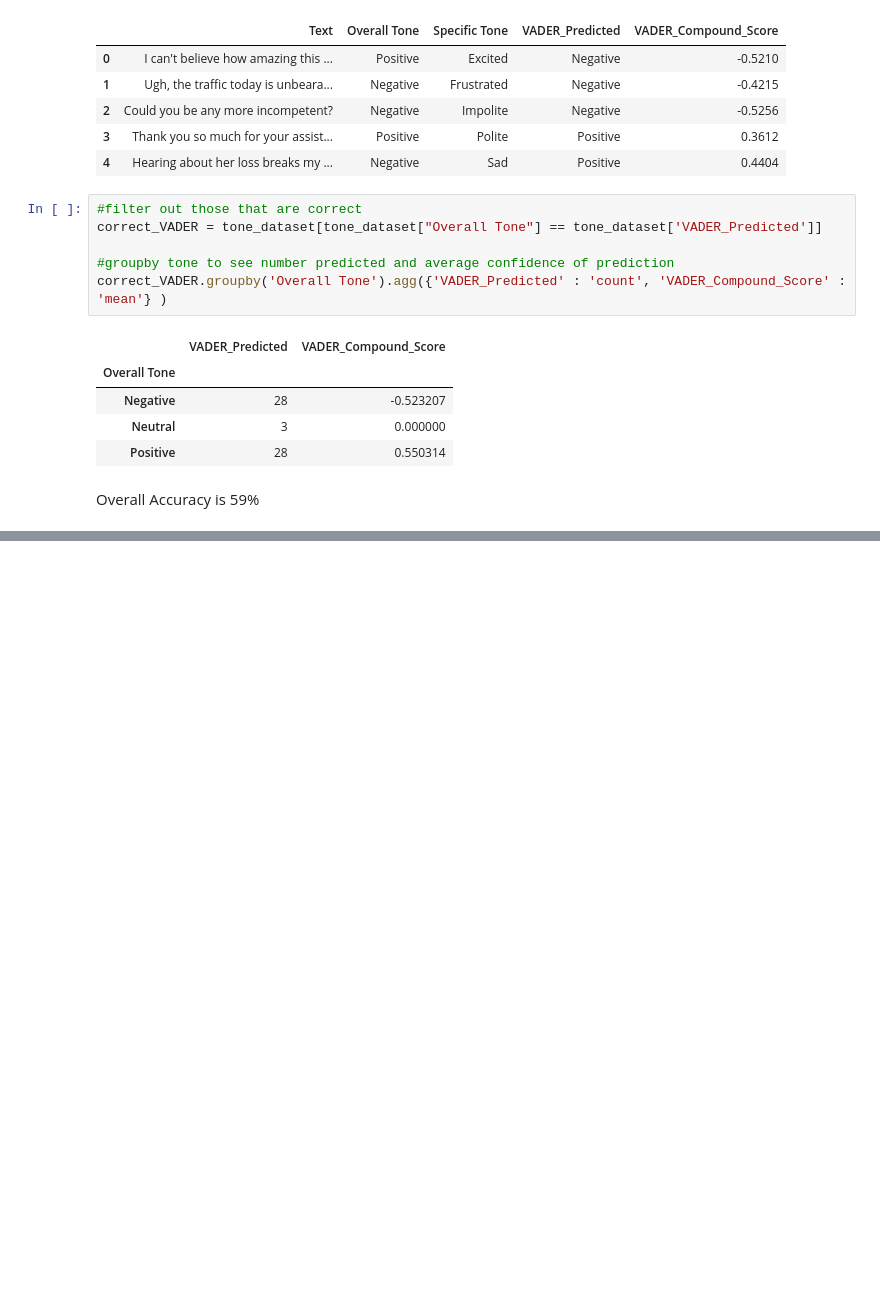
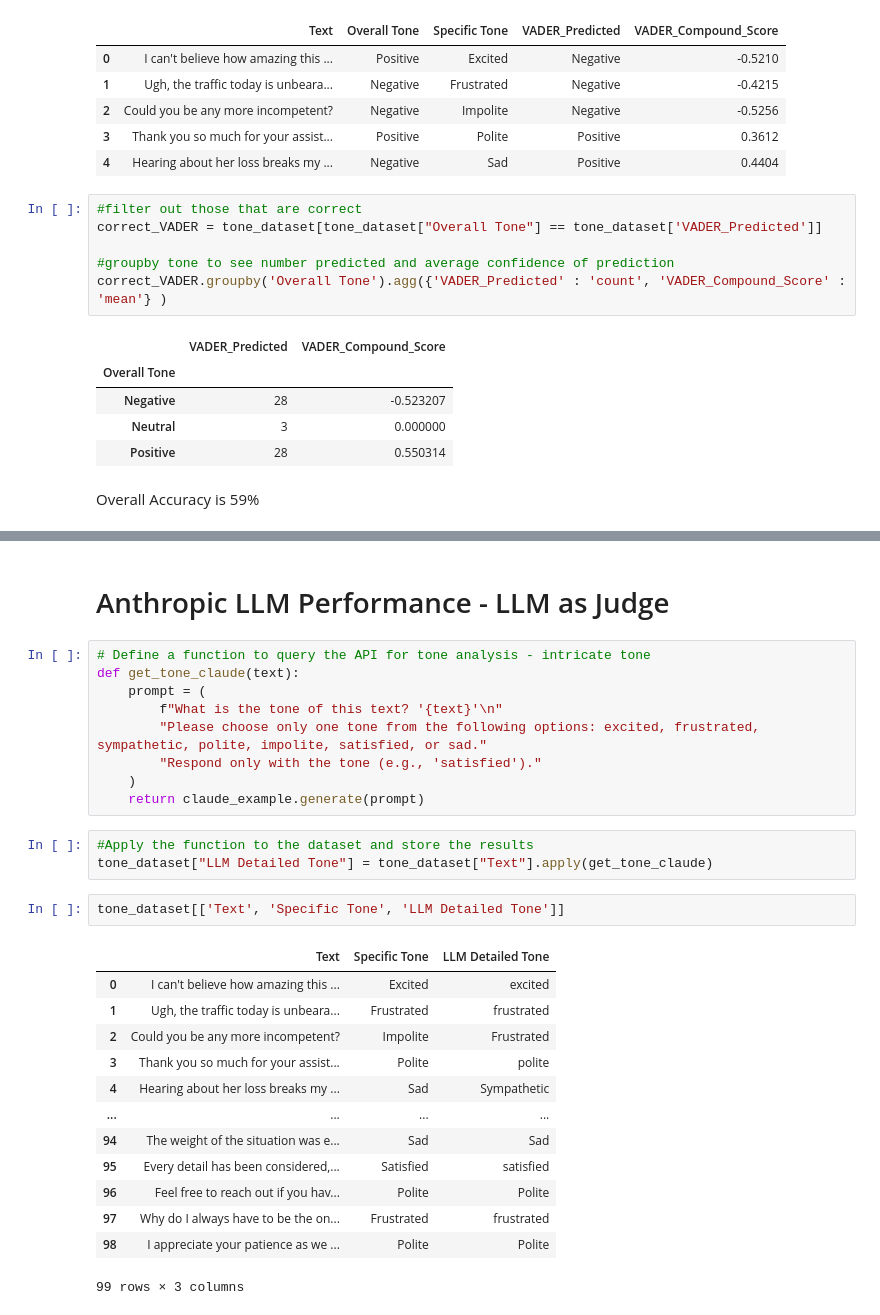
Before and after one commit to AfnanAbdul/LLM-eval-framework-comparison, a Jupyter notebook: notebooks/tone_analysis_vader_watson.ipynb, the cells around one changed output, grey strips where cells are left out. Saved outputs shown, nothing was run; the diff lists cells and outputs as text; blank space fills up the shorter version.

Commit message:
Used LLM as Judge

```diff
--- a/notebooks/tone_analysis_vader_watson.ipynb
+++ b/notebooks/tone_analysis_vader_watson.ipynb
@@ -339,0 +335,30 @@ Overall Accuracy is 59%
+# %% [markdown]
+# Anthropic LLM Performance - LLM as Judge
+# %%
+# Define a function to query the API for tone analysis - intricate tone
+def get_tone_claude(text):
+    prompt = (
+        f"What is the tone of this text? '{text}'\n"
+        "Please choose only one tone from the following options: excited, frustrated, sympathetic, polite, impolite, satisfied, or sad."
+        "Respond only with the tone (e.g., 'satisfied')."
+    )
+    return claude_example.generate(prompt)
+# %%
+#Apply the function to the dataset and store the results
+tone_dataset["LLM Detailed Tone"] = tone_dataset["Text"].apply(get_tone_claude)
+# %%
+tone_dataset[['Text', 'Specific Tone', 'LLM Detailed Tone']]
+# %% [output]
+|  | Text | Specific Tone | LLM Detailed Tone |
+| 0 | I can't believe how amazing this ... | Excited | excited |
+| 1 | Ugh, the traffic today is unbeara... | Frustrated | frustrated |
+| 2 | Could you be any more incompetent? | Impolite | Frustrated |
+| 3 | Thank you so much for your assist... | Polite | polite |
+| 4 | Hearing about her loss breaks my ... | Sad | Sympathetic |
+| ... | ... | ... | ... |
+| 94 | The weight of the situation was e... | Sad | Sad |
+| 95 | Every detail has been considered,... | Satisfied | satisfied |
+| 96 | Feel free to reach out if you hav... | Polite | Polite |
+| 97 | Why do I always have to be the on... | Frustrated | frustrated |
+| 98 | I appreciate your patience as we ... | Polite | Polite |
+99 rows × 3 columns
```
Also changed, not shown: parts of 13 cells of this notebook.
